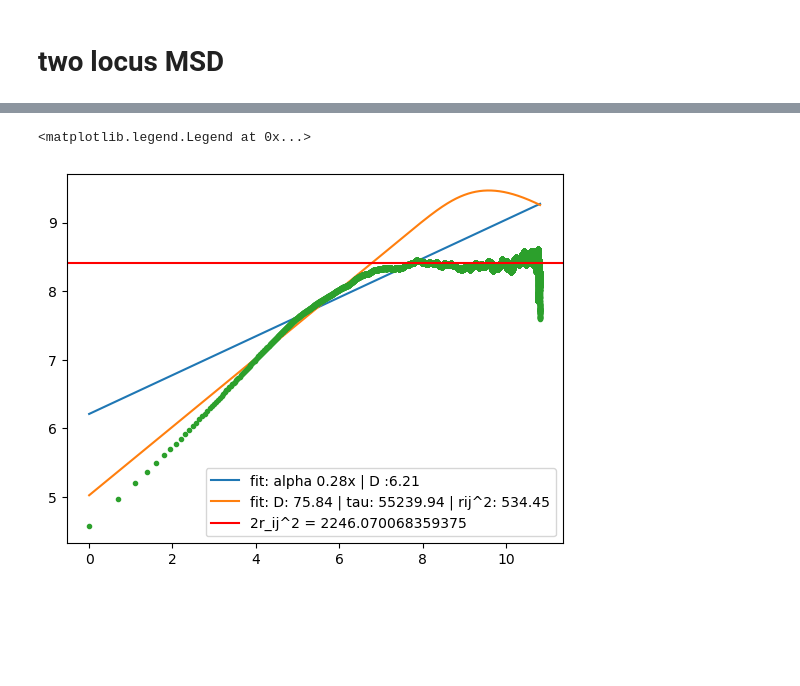
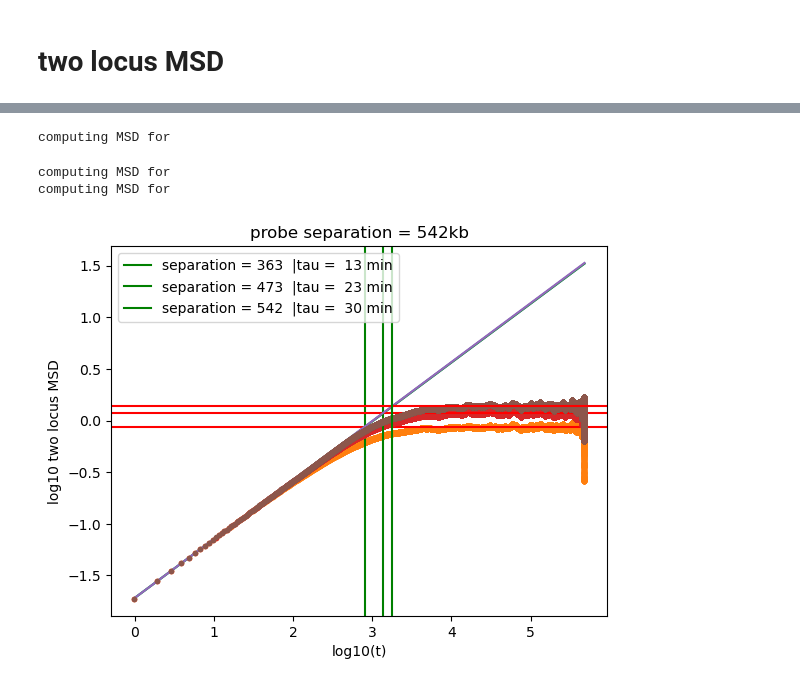
Before and after one commit to timothyfoldes/yeast_extrusion, a Jupyter notebook: analysis.ipynb, the cells around one changed output, grey strips where cells are left out. Cells and saved outputs as stored; diff of their text form; code cells hidden in the pictures; blank space fills up the shorter version.

```diff
--- a/analysis.ipynb
+++ b/analysis.ipynb
@@ -44,0 +180,2 @@ def compute_msd(trajectories):
+# %%
+MSD = compute_msd(frames_scaled[:, ::10])
@@ -61,0 +217,3 @@ computing MSD for
+# %%
+time = time_simulation/time_scale
+dt = time[1] - time[0]
@@ -62,14 +226,2 @@ computing MSD for
 # %% [markdown]
 # two locus  MSD
-# %%
-k = 300
-N = frames.shape[1]
-
-probe_position_1 = 50
-probe_position_2 = 450
-rij = np.array([(frames[:,i,:] - frames[:,i+k,:]) for i in np.linspace(k,N-k-1, (np.floor(N/k)).astype(int)).astype(int)])
-rij = np.array([frames[:,probe_position_1,:] - frames[:,probe_position_2,:]])
-print(rij.shape, k)
-rij = np.swapaxes(np.array(rij), 0,1)
-rij_k = (np.linalg.norm(rij, axis = -1)**2).mean(axis=0).mean()
-MSD_two_k = compute_msd(rij)
@@ -90,28 +231,42 @@ plt.plot(np.linalg.norm(rij_normalized[:,0,:], axis = -1))
 # %%
+import matplotlib.cm as cm
+cmap = cm.get_cmap('viridis')
+colors = [cmap(0.2), cmap(0.5), cmap(0.8)]
 
-from scipy.special import erfc
+for separation in s:
+    N = frames.shape[1]
+    probe_position_1 = 200
+    probe_position_2 = probe_position_1 + int(separation*kb_scale)
+    separation = probe_position_2 - probe_position_1
+    # rij = np.array([(frames_scaled[:,i,:] - frames_scaled[:,i+k,:]) for i in np.linspace(k,N-k-1, (np.floor(N/k)).astype(int)).astype(int)])
+    rij = np.array([frames_scaled[:,probe_position_1+5,:] - frames_scaled[:,probe_position_2+5,:]])
+    rij = np.swapaxes(np.array(rij), 0,1)
+    rij_k = (np.linalg.norm(rij, axis = -1)**2).mean(axis=0).mean()
+    MSD_two_k = compute_msd(rij)
+    y = np.log10(MSD_two_k)[1:]
+    x = np.log10(time)[1:]
 
-def M2(t, gamma2, tau, J):
-    term1 = 2 * gamma2 * np.sqrt(t) * (1 - np.exp(-tau / (np.pi * t)))
-    term2 = 2 * J * erfc(np.sqrt(tau / (np.pi * t)))
-    return term1 + term2
+    p,q = 0, 10
 
+    param, pcov = np.polyfit(x[p:q], y[p:q], 1, cov=True)
+    D = np.power(10,param[1])
+    alpha = param[0]
+    plt.plot(x, param[0]*x + param[1])
 
-y = np.log(MSD_two_k)[1:]
-x = np.log(np.arange(len(y)+1))[1:]
+    # p,q = 0, 100
+    # param, pcov = curve_fit(M2, np.exp(x)[p:q], np.exp(y)[p:q], p0=[0.01, 10, 1])
+    # plt.plot(x, np.log10(M2(np.exp(x), *param)), label = f'fit: D: {param[0]:.2f} | tau: {param[1]:.2f} | rij^2: {param[2]:.2f}')
 
-p,q = 0, 4000
-
-param, pcov = np.polyfit(x[p:q], y[p:q], 1, cov=True)
-plt.plot(x, param[0]*x + param[1], label = f'fit: alpha {param[0]:.2f}x | D :{param[1]:.2f}')
-
-p,q = 0, 100
-param, pcov = curve_fit(M2, np.exp(x)[p:q], np.exp(y)[p:q], p0=[1, 200, 1])
-plt.plot(x, np.log(M2(np.exp(x), *param)), label = f'fit: D: {param[0]:.2f} | tau: {param[1]:.2f} | rij^2: {param[2]:.2f}')
-
-plt.plot(x,y, '.')
-plt.axhline(np.log(rij_k*2), color='r', label=f'2r_ij^2 = {rij_k}')
-plt.legend()
+    tau = (2*rij_k/D)**(1/alpha)
+    plt.plot(x,y, '.')
+    plt.axhline(np.log10(2*(rij_k)), color='r')
+    plt.axvline(np.log10(tau), label  = f'separation = {separation}  |' + f'tau =  {round(tau/60)} min', color='g')
+    plt.xlabel('log10(t)')
+    plt.ylabel('log10 two locus MSD')
+    plt.title(f'probe separation = {separation}kb')
+    plt.legend()
 # %% [output]
-<matplotlib.legend.Legend at 0x...>
+computing MSD for
+computing MSD for
+computing MSD for
-[figure, old version]
+[figure, new version]
```
Also changed, not shown: parts of 45 cells of this notebook, 12 other files.
